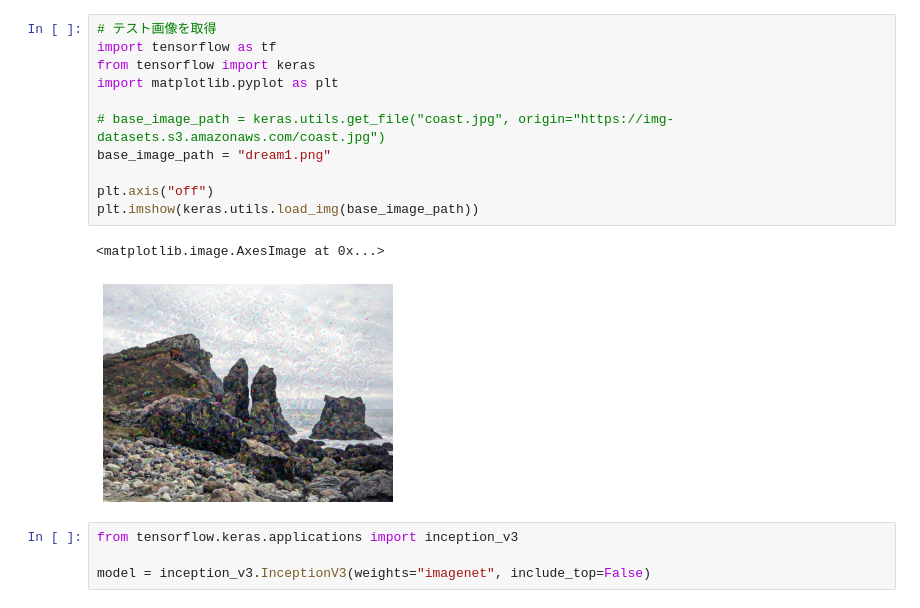
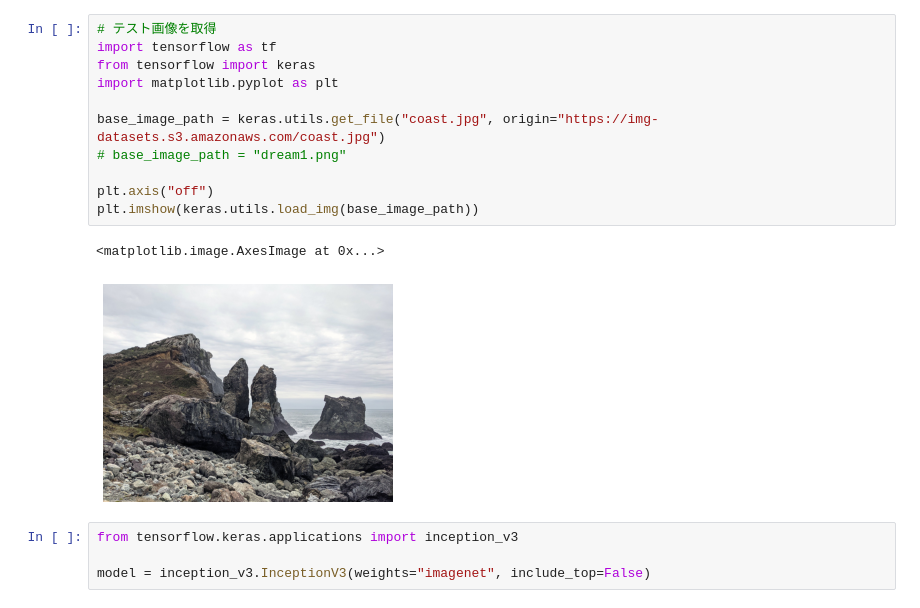
Before and after one commit to oshanQQ/anaconda-workspace, a Jupyter notebook: deep-learning-with-python-second-edition/deep-dream.ipynb, the cells around one changed output. Drawn from its saved outputs; the diff is of its cells as text.

Commit message:
✨ Rerun deep dream

```diff
--- a/deep-learning-with-python-second-edition/deep-dream.ipynb
+++ b/deep-learning-with-python-second-edition/deep-dream.ipynb
@@ -1,17 +1,17 @@
 # %%
 # テスト画像を取得
 import tensorflow as tf
 from tensorflow import keras
 import matplotlib.pyplot as plt
 
-# base_image_path = keras.utils.get_file("coast.jpg", origin="https://img-datasets.s3.amazonaws.com/coast.jpg")
-base_image_path = "dream1.png"
+base_image_path = keras.utils.get_file("coast.jpg", origin="https://img-datasets.s3.amazonaws.com/coast.jpg")
+# base_image_path = "dream1.png"
 
 plt.axis("off")
 plt.imshow(keras.utils.load_img(base_image_path))
 # %% [output]
 <matplotlib.image.AxesImage at 0x...>
-[figure, old version]
+[figure, new version]
 # %%
 from tensorflow.keras.applications import inception_v3
 
```
Also changed, not shown: parts of 2 cells of this notebook, 1 other file.
